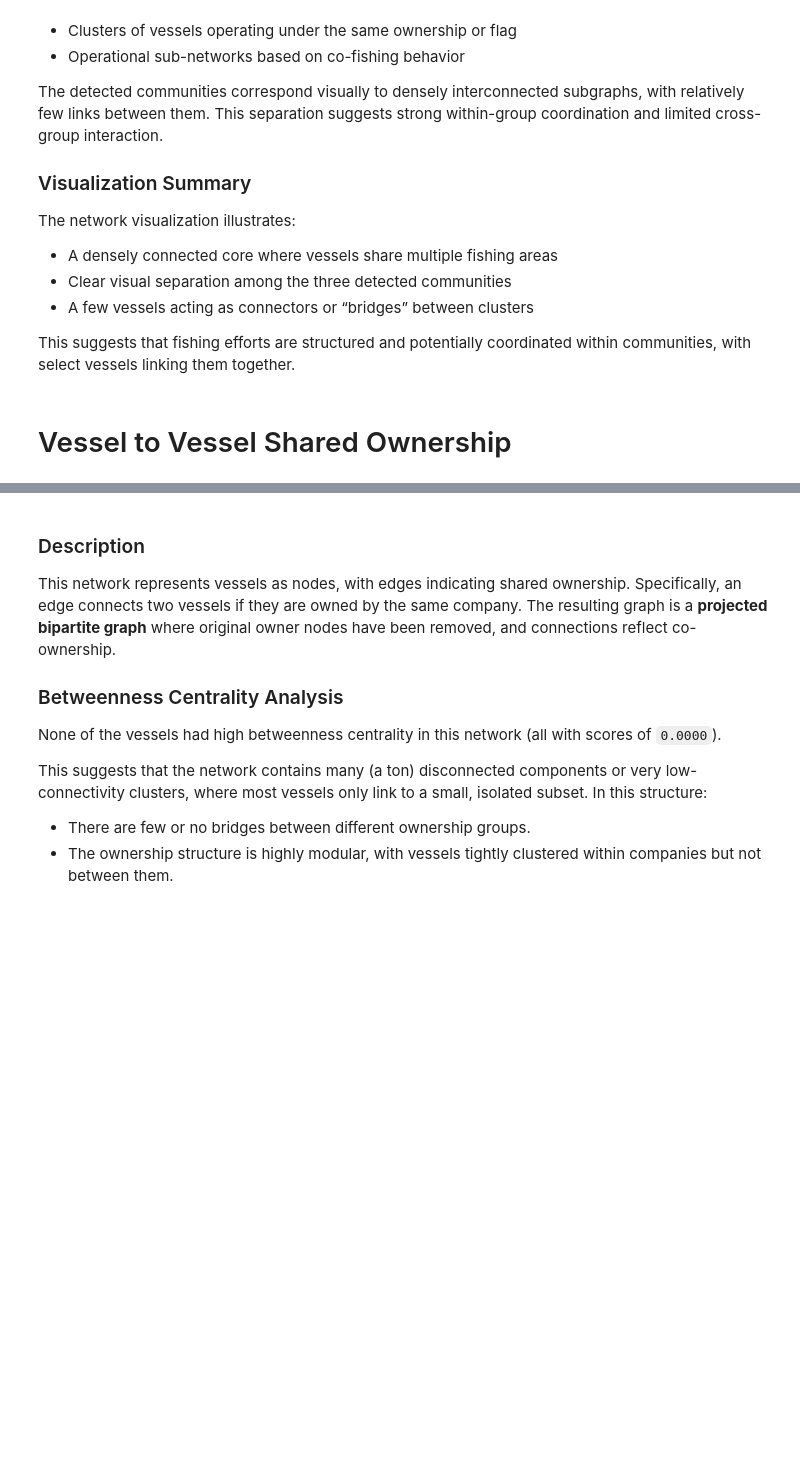
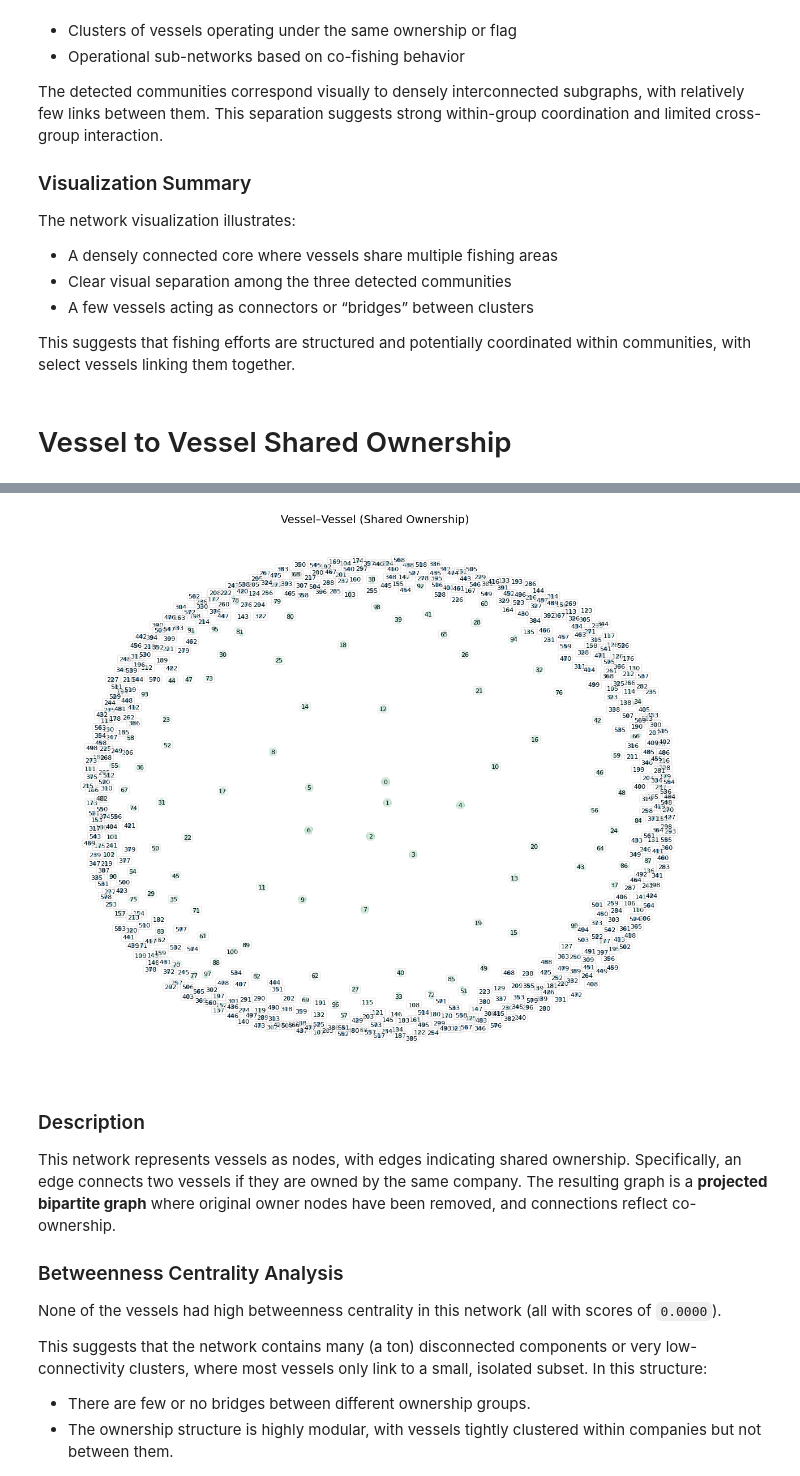
Before and after one commit to ek976/network_analytics_project, a Jupyter notebook: code/combined_network_analysis.ipynb, the cells around one changed output, grey strips where cells are left out. Saved outputs shown, nothing was run; the diff lists cells and outputs as text; code cells hidden in the pictures; blank space fills up the shorter version.

```diff
--- a/code/combined_network_analysis.ipynb
+++ b/code/combined_network_analysis.ipynb
@@ -260,3 +335,75 @@ Detected 580 communities
+# %%
+import matplotlib.pyplot as plt
+import networkx as nx
+from matplotlib.cm import get_cmap
+from collections import defaultdict
+import numpy as np
+
+# Layout
+pos = nx.spring_layout(G2, seed=42)
+
+# Get community assignments
+communities = nx.get_node_attributes(G2, 'community')
+unique_comms = sorted(set(communities.values()))
+num_comms = len(unique_comms)
+
+# Maritime-themed colormap using green-blue palette (e.g., "GnBu")
+marine_cmap = get_cmap("GnBu")
+color_vals = np.linspace(0.4, 0.9, num_comms)  # avoid too light/dark extremes
+color_map = {comm: marine_cmap(val) for comm, val in zip(unique_comms, color_vals)}
+
+# Node colors
+node_colors = [color_map.get(communities.get(n), (0.8, 0.8, 0.8)) for n in G2.nodes()]
+
+# Calculate centroid for each community (optional: if you want to label)
+comm_positions = defaultdict(list)
+for node, coord in pos.items():
+    comm_id = communities.get(node)
+    if comm_id is not None:
+        comm_positions[comm_id].append(coord)
+
+label_pos = {
+    comm: tuple(np.mean(coords, axis=0)) for comm, coords in comm_positions.items()
+}
+
+# Plot
+plt.figure(figsize=(12, 10))
+plt.title("Vessel–Vessel (Shared Ownership)", fontsize=14)
+
+# Soft edges
+nx.draw_networkx_edges(
+    G2, pos,
+    edge_color='lightseagreen',
+    alpha=0.05,
+    width=0.5
+)
+
+# Nodes in blue-green tones
+nx.draw_networkx_nodes(
+    G2, pos,
+    node_color=node_colors,
+    node_size=18
+)
+
+# Optional: Add community labels
+for comm_id, (x, y) in label_pos.items():
+    plt.text(
+        x, y,
+        f"{comm_id}",
+        fontsize=8,
+        ha='center',
+        va='center',
+        bbox=dict(facecolor='white', edgecolor='lightgray', boxstyle='round,pad=0.2', alpha=0.5)
+    )
+
+plt.axis('off')
+plt.tight_layout()
+
+# Save or show
+plt.savefig("../paper/images/vessel_ownership_maritime.png", dpi=300, bbox_inches='tight')
+plt.show()
+# %% [output]
+[figure, added]
 # %% [markdown]
 ### Description
 This network represents vessels as nodes, with edges indicating shared ownership. Specifically, an edge connects two vessels if they are owned by the same company. The resulting graph is a **projected bipartite graph** where original owner nodes have been removed, and connections reflect co-ownership.
```
Also changed, not shown: parts of 6 cells of this notebook.
